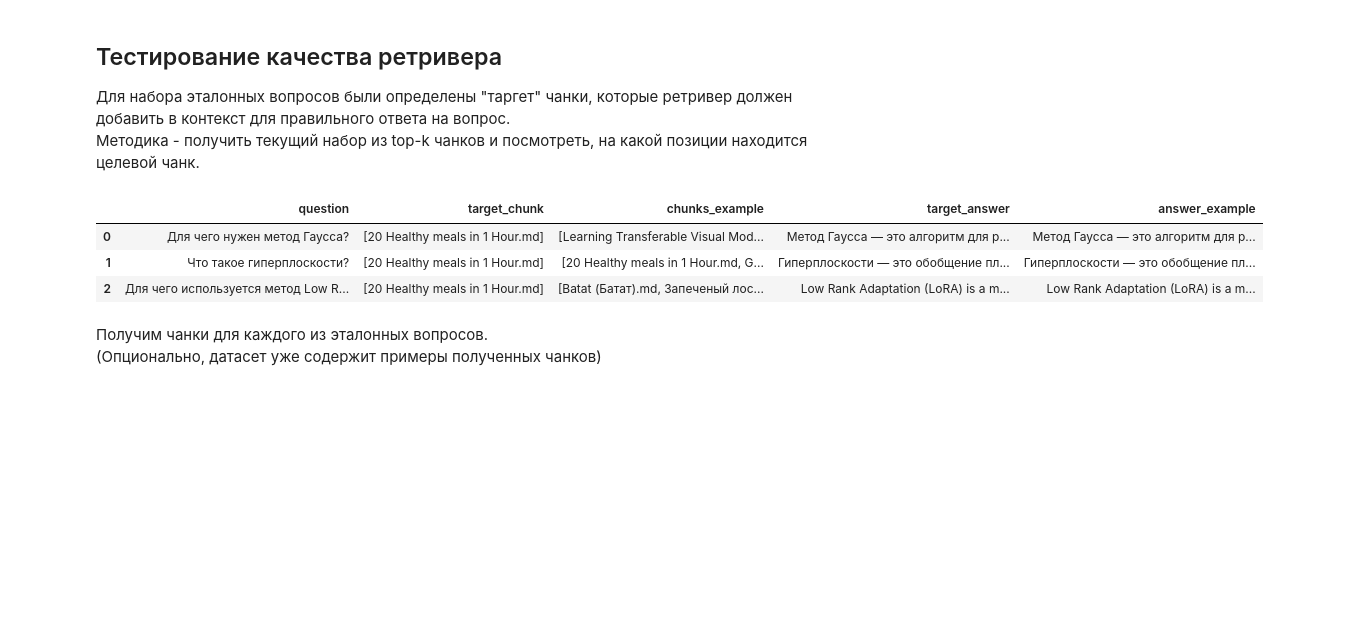
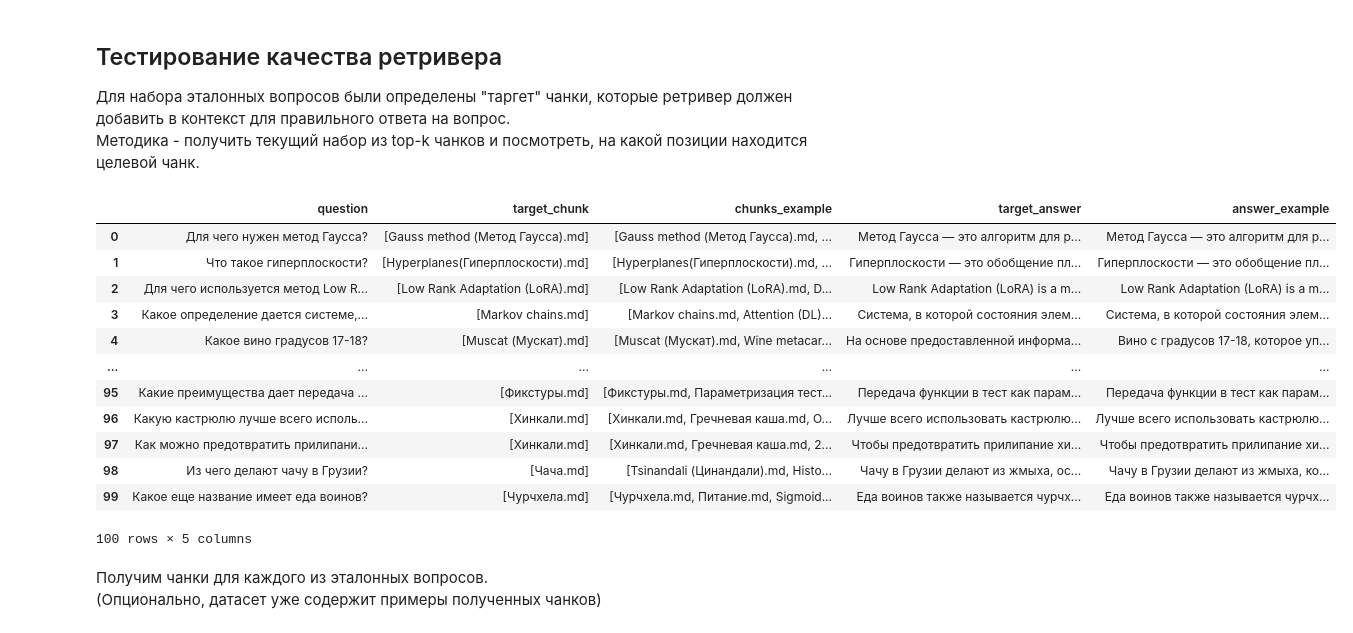
Before and after one commit to AlekseiSDev/MindMiner, a Jupyter notebook: metrics.ipynb, the cells around one changed output. Drawn from its saved outputs; the diff is of its cells as text; code cells hidden in the pictures; blank space fills up the shorter version.

```diff
--- a/metrics.ipynb
+++ b/metrics.ipynb
@@ -31,12 +33,21 @@ from core.chain import retriever, get_rag_chain
 Методика - получить текущий набор из top-k чанков и посмотреть, на какой позиции находится целевой чанк.
 # %%
 df = pd.read_json("data/target_dataset.json")
-df.head(3)
+df
 # %% [output]
 |  | question | target_chunk | chunks_example | target_answer | answer_example |
-| 0 | Для чего нужен метод Гаусса? | [20 Healthy meals in 1 Hour.md] | [Learning Transferable Visual Mod... | Метод Гаусса — это алгоритм для р... | Метод Гаусса — это алгоритм для р... |
-| 1 | Что такое гиперплоскости? | [20 Healthy meals in 1 Hour.md] | [20 Healthy meals in 1 Hour.md, G... | Гиперплоскости — это обобщение пл... | Гиперплоскости — это обобщение пл... |
-| 2 | Для чего используется метод Low R... | [20 Healthy meals in 1 Hour.md] | [Batat (Батат).md, Запеченый лос... | Low Rank Adaptation (LoRA) is a m... | Low Rank Adaptation (LoRA) is a m... |
+| 0 | Для чего нужен метод Гаусса? | [Gauss method (Метод Гаусса).md] | [Gauss method (Метод Гаусса).md, ... | Метод Гаусса — это алгоритм для р... | Метод Гаусса — это алгоритм для р... |
+| 1 | Что такое гиперплоскости? | [Hyperplanes(Гиперплоскости).md] | [Hyperplanes(Гиперплоскости).md, ... | Гиперплоскости — это обобщение пл... | Гиперплоскости — это обобщение пл... |
+| 2 | Для чего используется метод Low R... | [Low Rank Adaptation (LoRA).md] | [Low Rank Adaptation (LoRA).md, D... | Low Rank Adaptation (LoRA) is a m... | Low Rank Adaptation (LoRA) is a m... |
+| 3 | Какое определение дается системе,... | [Markov chains.md] | [Markov chains.md, Attention (DL)... | Система, в которой состояния элем... | Система, в которой состояния элем... |
+| 4 | Какое вино градусов 17-18? | [Muscat (Мускат).md] | [Muscat (Мускат).md, Wine metacar... | На основе предоставленной информа... | Вино с градусов 17-18, которое уп... |
+| ... | ... | ... | ... | ... | ... |
+| 95 | Какие преимущества дает передача ... | [Фикстуры.md] | [Фикстуры.md, Параметризация тест... | Передача функции в тест как парам... | Передача функции в тест как парам... |
+| 96 | Какую кастрюлю лучше всего исполь... | [Хинкали.md] | [Хинкали.md, Гречневая каша.md, O... | Лучше всего использовать кастрюлю... | Лучше всего использовать кастрюлю... |
+| 97 | Как можно предотвратить прилипани... | [Хинкали.md] | [Хинкали.md, Гречневая каша.md, 2... | Чтобы предотвратить прилипание хи... | Чтобы предотвратить прилипание хи... |
+| 98 | Из чего делают чачу в Грузии? | [Чача.md] | [Tsinandali (Цинандали).md, Histo... | Чачу в Грузии делают из жмыха, ос... | Чачу в Грузии делают из жмыха, ко... |
+| 99 | Какое еще название имеет еда воинов? | [Чурчхела.md] | [Чурчхела.md, Питание.md, Sigmoid... | Еда воинов также называется чурчх... | Еда воинов также называется чурчх... |
+100 rows × 5 columns
 # %% [markdown]
 Получим чанки для каждого из эталонных вопросов.
 (Опционально, датасет уже содержит примеры полученных чанков)
```
Also changed, not shown: parts of 3 cells of this notebook, 2 other files.
